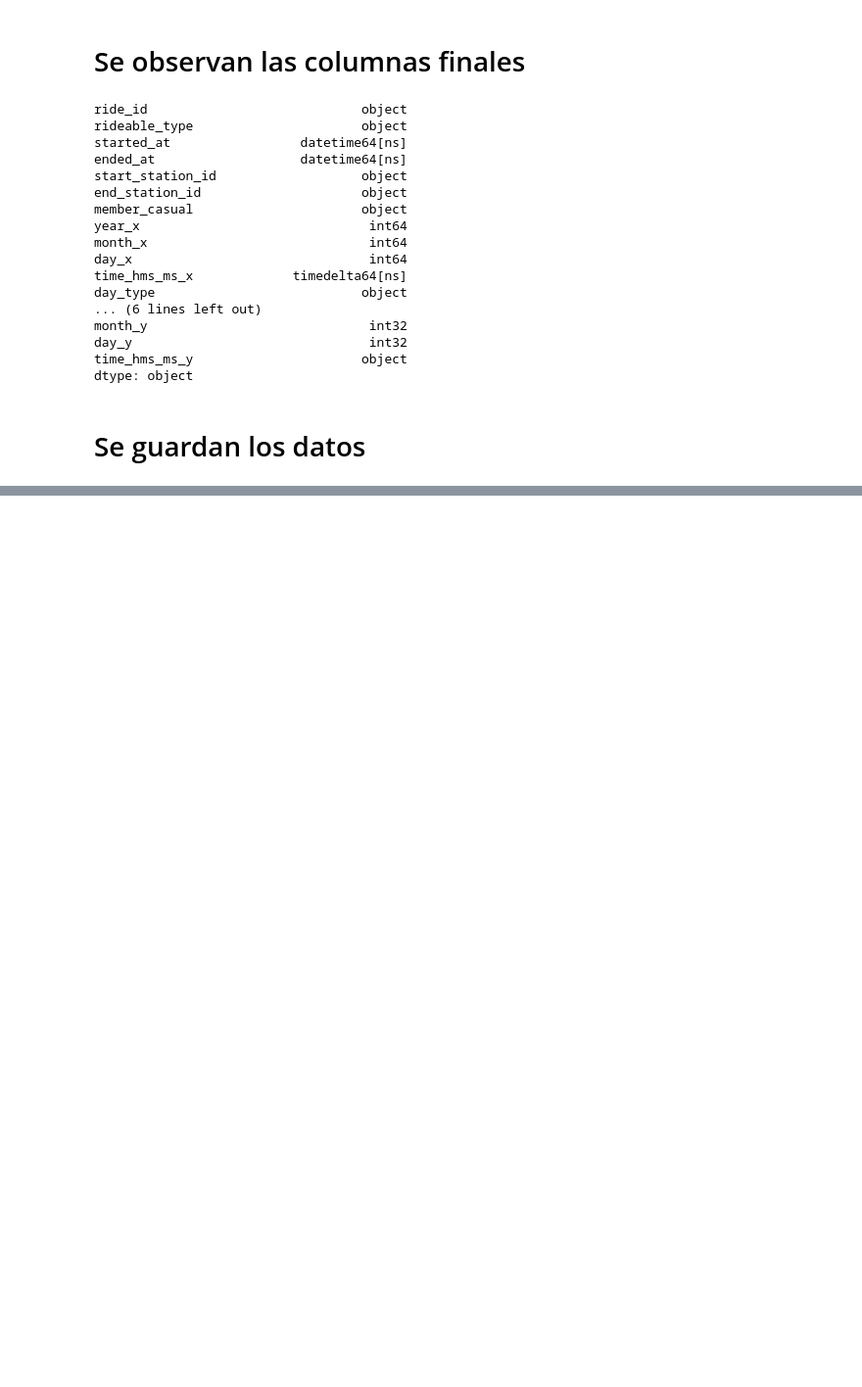
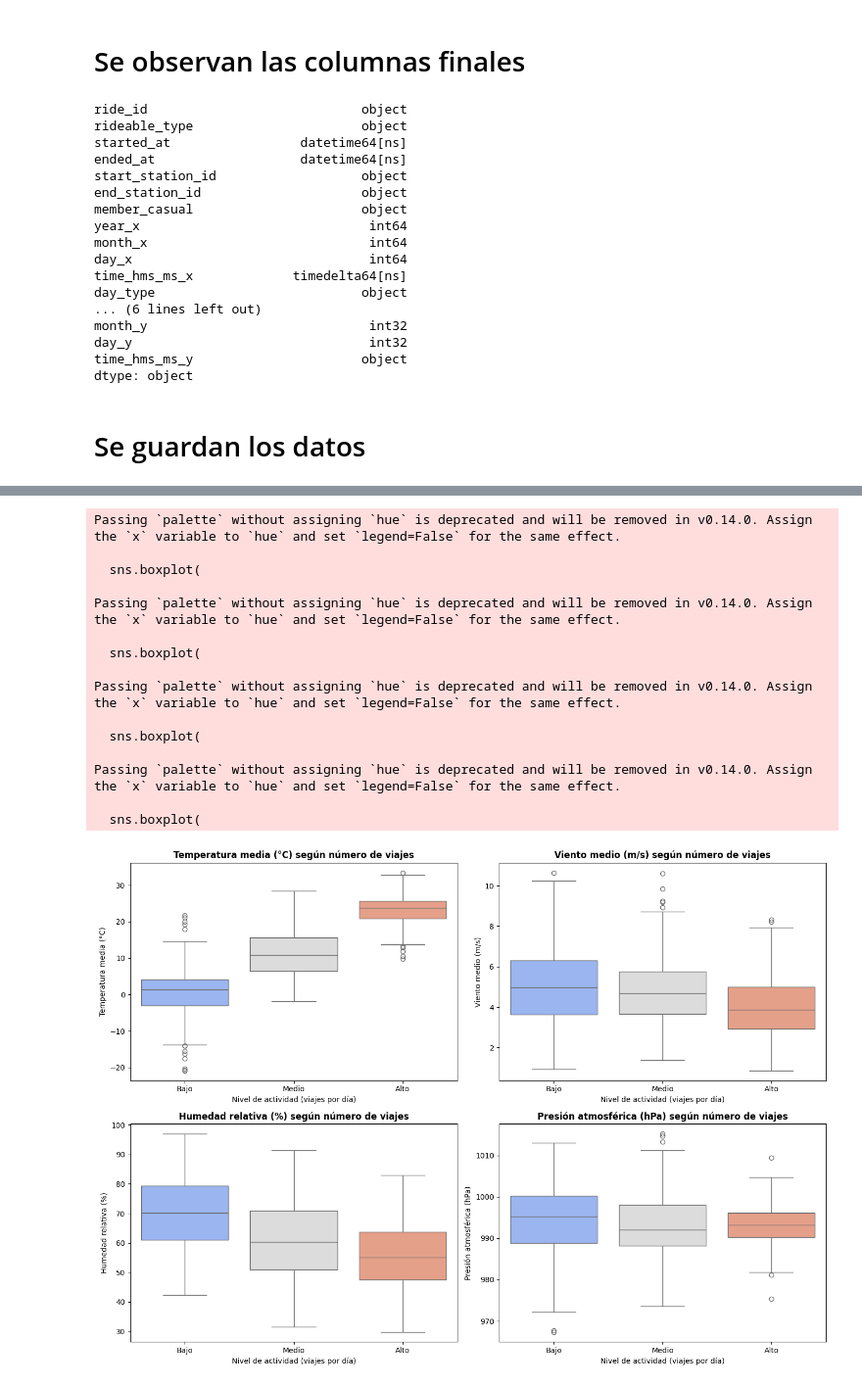
Before and after one commit to cavero00/bicycles_use_predictor, a Jupyter notebook: preprocesingScripts/join/join_data.ipynb, the cells around one changed output, grey strips where cells are left out. Shown at 98% size. Drawn from its saved outputs; the diff is of its cells as text; code cells hidden in the pictures; blank space fills up the shorter version.

```diff
--- a/preprocesingScripts/join/join_data.ipynb
+++ b/preprocesingScripts/join/join_data.ipynb
@@ -148,0 +233,52 @@ df_merged.to_pickle("../../data/join/df_data.pk1")
+# %%
+import seaborn as sns
+import matplotlib.pyplot as plt
+
+# Crear categorías de viajes (bajo/medio/alto) si no se ha hecho aún
+df_daily['viajes_cat'] = pd.qcut(df_daily['trips'], q=3, labels=['Bajo', 'Medio', 'Alto'])
+
+# Lista de variables meteorológicas y sus etiquetas
+variables = {
+    'mean_temp': 'Temperatura media (°C)',
+    'mean_wind': 'Viento medio (m/s)',
+    'mean_humidity': 'Humedad relativa (%)',
+    'mean_pressure': 'Presión atmosférica (hPa)'
+}
+
+# Configurar figura con subplots
+fig, axes = plt.subplots(2, 2, figsize=(14,10))
+axes = axes.flatten()  # Convertir a lista para iterar fácilmente
+
+# Dibujar boxplot para cada variable
+for ax, (var, label) in zip(axes, variables.items()):
+    sns.boxplot(
+        x='viajes_cat',
+        y=var,
+        data=df_daily,
+        palette='coolwarm',
+        ax=ax
+    )
+    ax.set_title(f'{label} según número de viajes', fontsize=12, weight='bold')
+    ax.set_xlabel('Nivel de actividad (viajes por día)')
+    ax.set_ylabel(label)
+
+# Ajustar diseño
+plt.tight_layout()
+plt.show()
+# %% [output]
+Passing `palette` without assigning `hue` is deprecated and will be removed in v0.14.0. Assign the `x` variable to `hue` and set `legend=False` for the same effect.
+
+  sns.boxplot(
+
+Passing `palette` without assigning `hue` is deprecated and will be removed in v0.14.0. Assign the `x` variable to `hue` and set `legend=False` for the same effect.
+
+  sns.boxplot(
+
+Passing `palette` without assigning `hue` is deprecated and will be removed in v0.14.0. Assign the `x` variable to `hue` and set `legend=False` for the same effect.
+
+  sns.boxplot(
+
+Passing `palette` without assigning `hue` is deprecated and will be removed in v0.14.0. Assign the `x` variable to `hue` and set `legend=False` for the same effect.
+
+  sns.boxplot(
+[figure, added]
```
Also changed, not shown: parts of 16 cells of this notebook, 3 other files.
